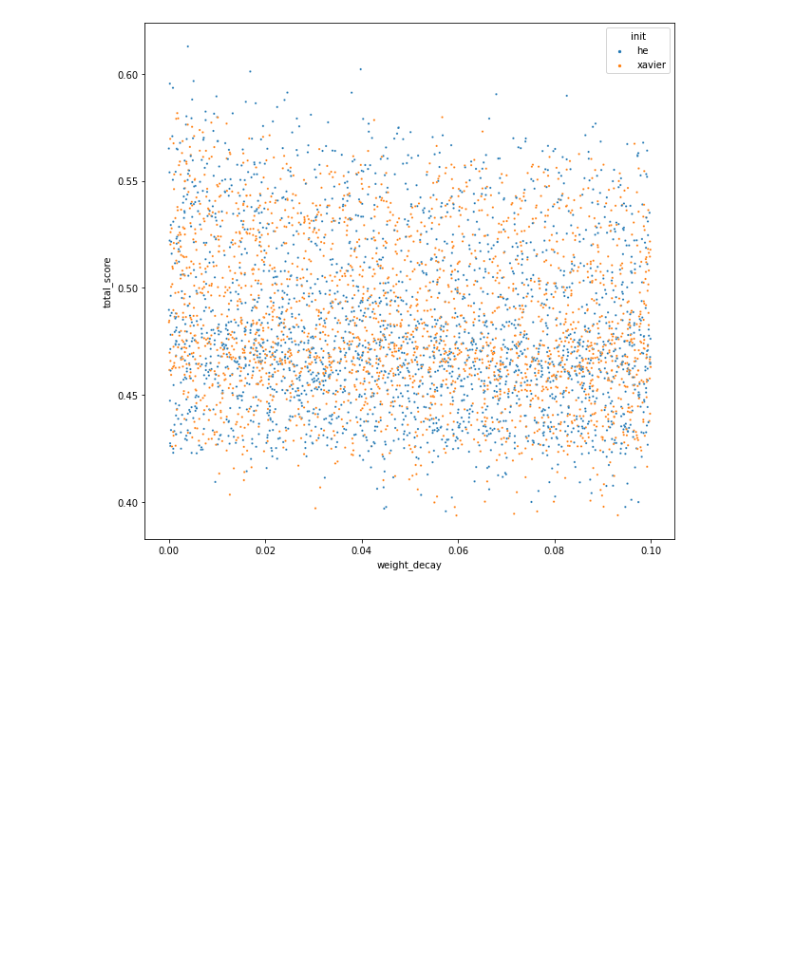
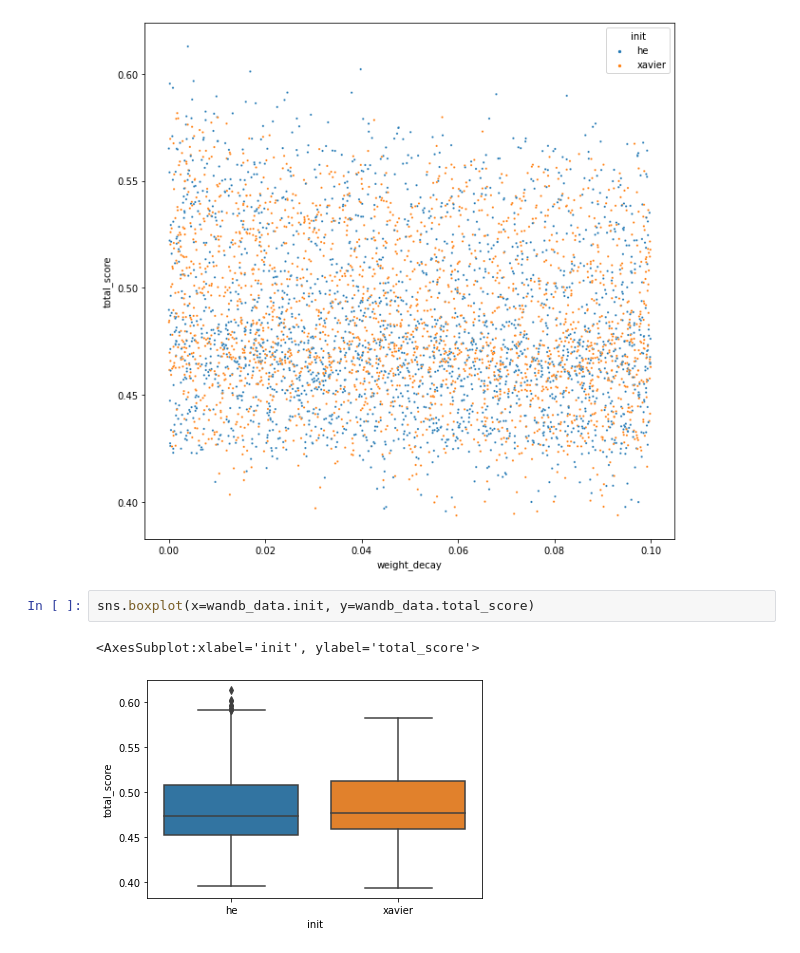
Before and after one commit to hsmaan/team_single_cell, a Jupyter notebook: notebooks/d07_compose_results_from_wandb_gex_atac.ipynb, the cells around one changed output. Saved outputs shown, nothing was run; the diff lists cells and outputs as text; blank space fills up the shorter version.

```diff
--- a/notebooks/d07_compose_results_from_wandb_gex_atac.ipynb
+++ b/notebooks/d07_compose_results_from_wandb_gex_atac.ipynb
@@ -74,3 +92,8 @@ sns.scatterplot(x=wandb_data.weight_decay, y=wandb_data.total_score, data=wandb_
 plt.show()
 # %% [output]
 [figure]
+# %%
+sns.boxplot(x=wandb_data.init, y=wandb_data.total_score)
+# %% [output]
+<AxesSubplot:xlabel='init', ylabel='total_score'>
+[figure, added]
```
Also changed, not shown: parts of 4 cells of this notebook.
